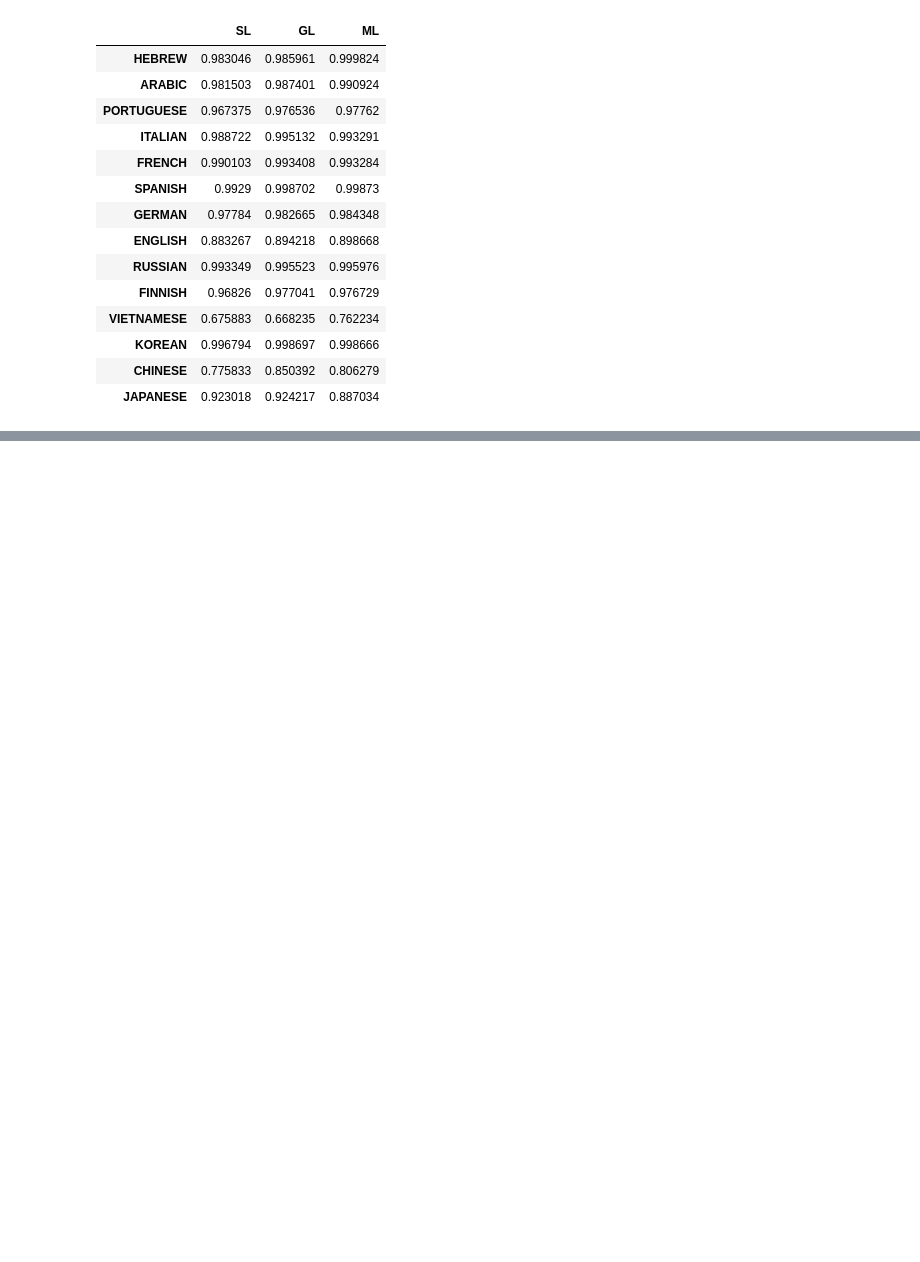
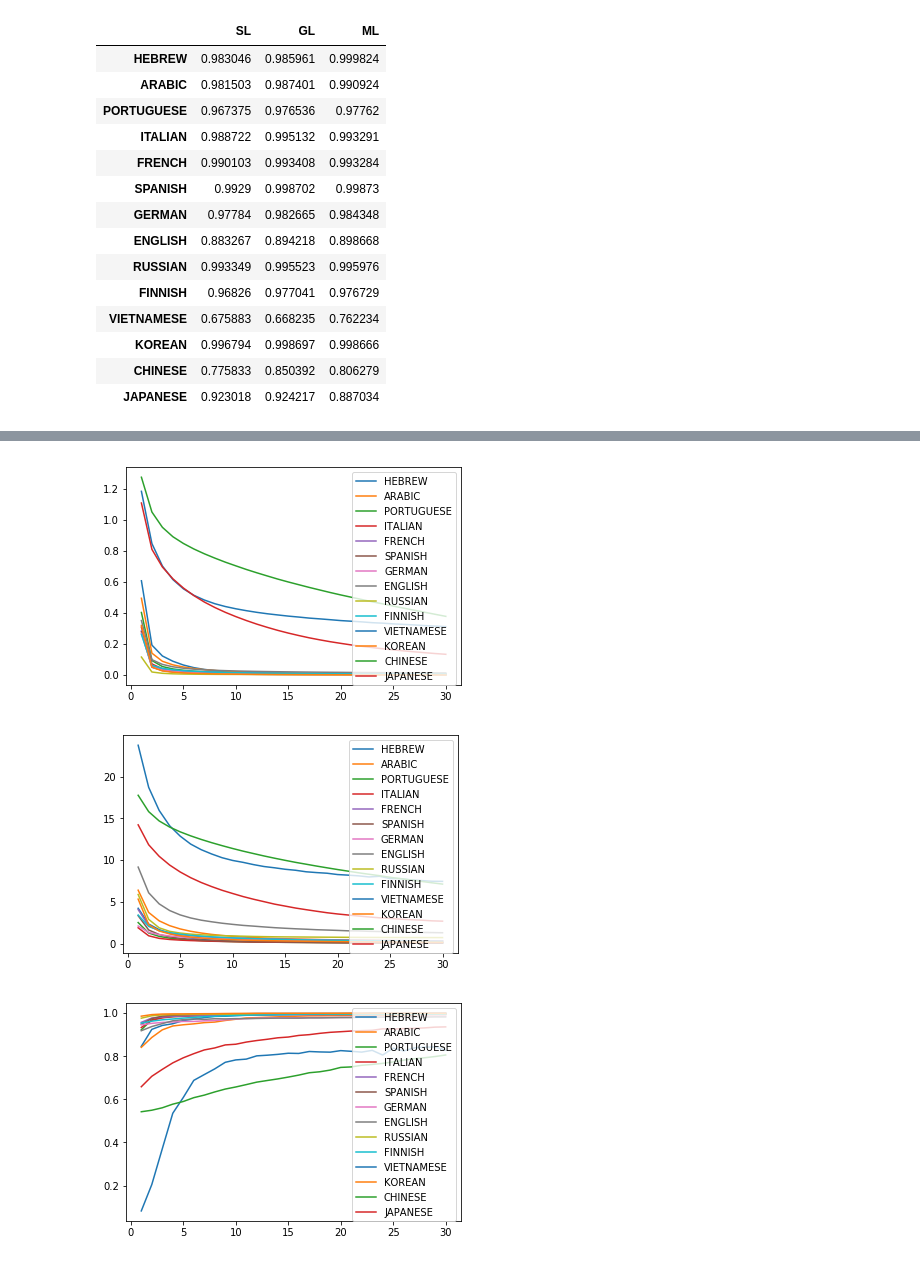
Before and after one commit to wuqi0704/MasterThesis_Tokenization, a Jupyter notebook: flair/plots.ipynb, the cells around one changed output, grey strips where cells are left out. Drawn from its saved outputs; the diff is of its cells as text; code cells hidden in the pictures; blank space fills up the shorter version.

```diff
--- a/flair/plots.ipynb
+++ b/flair/plots.ipynb
@@ -80,0 +144,38 @@ df.style.apply(highlight_max,axis=1)
+# %%
+LanguageList = [
+    'HEBREW',
+    'ARABIC',
+    'PORTUGUESE',
+    'ITALIAN',
+    'FRENCH',
+    'SPANISH',
+    'GERMAN',
+    'ENGLISH',
+    'RUSSIAN',
+    'FINNISH',
+    'VIETNAMESE',
+    'KOREAN',
+    'CHINESE',
+    'JAPANESE'
+]
+# ISO 2 Letter Language Codes
+LanguageAbb = ['IW','AR','PT','IT','FR','ES','DE','EN','RU','FI','VI','KO','ZH','JA']
+# %%
+import pandas as pd
+import matplotlib.pyplot as plt
+path = '/Users/qier/Downloads/ML_Tagger/3_SL/'
+col_names = ['TIMESTAMP','BAD_EPOCHS','LEARNING_RATE','TRAIN_LOSS','DEV_LOSS','DEV_Recall']
+
+for col in ['TRAIN_LOSS','DEV_LOSS','DEV_Recall']:
+    plt.figure()
+    for name in LanguageList:
+        a = pd.read_csv(path+'3_'+name+'/loss.tsv',sep = '\t').dropna(axis=1)
+        a.columns=col_names
+        if type(a['DEV_LOSS'][1]) == str:
+            a['DEV_LOSS'] = a['DEV_LOSS'].apply(lambda x : float(x[8:17]))
+        plt.plot(a[col],label = name)
+    plt.legend()
+# %% [output]
+[figure, added]
+[figure, added]
+[figure, added]
```
Also changed, not shown: parts of 7 cells of this notebook, 3 other files.
